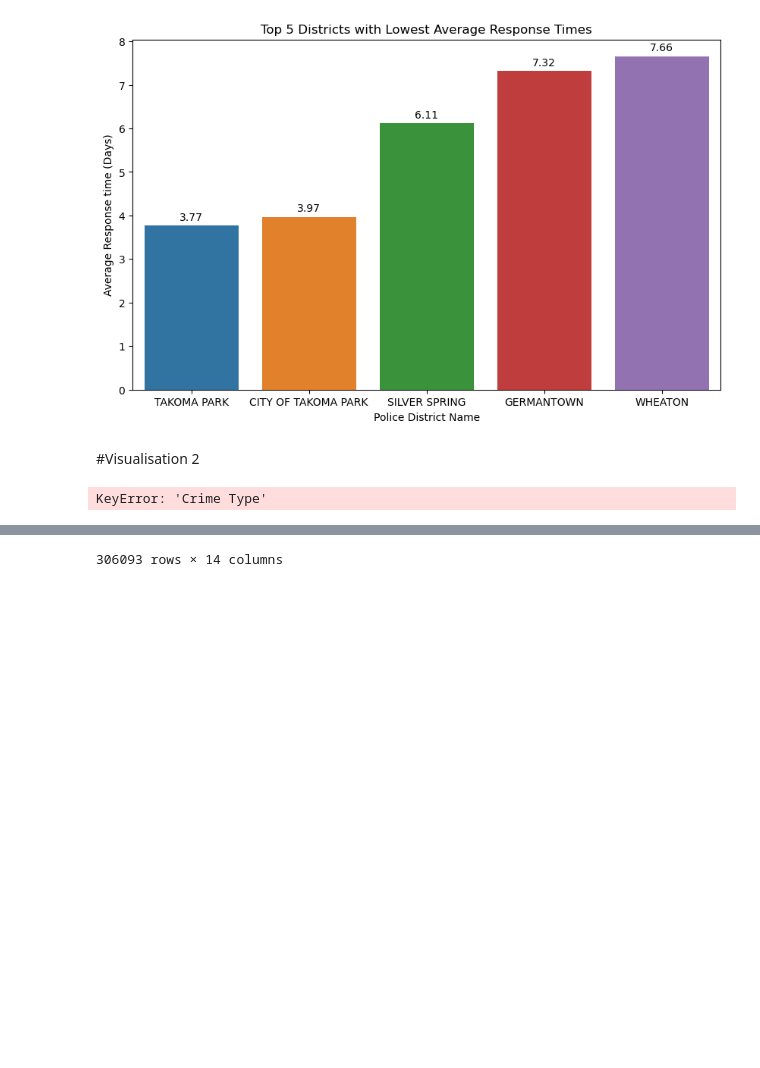
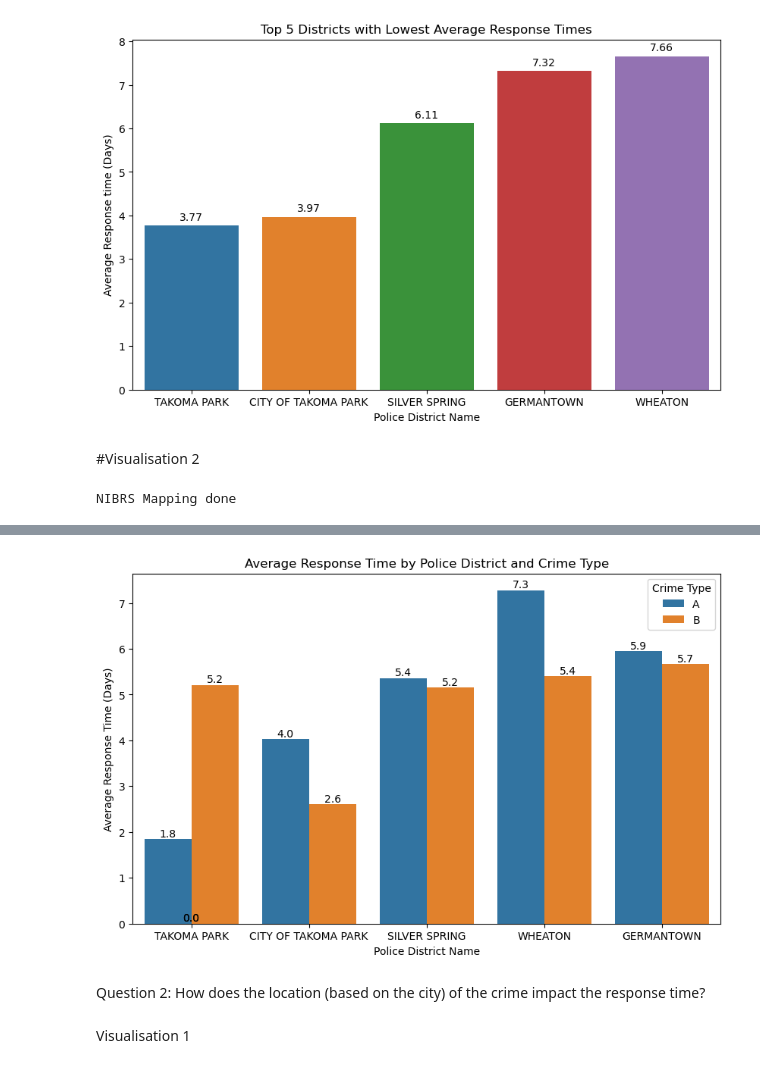
Before and after one commit to aquariusjr10/ADP, a Jupyter notebook: ADP1.ipynb, the cells around one changed output, grey strips where cells are left out. Drawn from its saved outputs; the diff is of its cells as text; code cells hidden in the pictures; blank space fills up the shorter version.

Commit message:
Fix errors and refactor code from old notebook
NIBRS lookup function and aggregate functions added to make code easier to understand.

```diff
--- a/ADP1.ipynb
+++ b/ADP1.ipynb
@@ -108,9 +173,27 @@ def aggregate(df):
     # Add `Response_time_min` column to the aggregated DataFrame by dividing `Response_time_sec` by 60
     return df_D_agg
 # %%
+df_D = nibrs_mapping(df_D)
 df_D_agg = aggregate(df_D)
 # %% [output]
-KeyError: 'Crime Type'
+NIBRS Mapping done
 # %%
-df_D
+# Create the stacked bar chart using seaborn
+plt.figure(figsize=(10, 6))
+
+# Plot stacked bars
+ax = sns.barplot(x='Police District Name', y='Response_time_days', hue='Crime Type', data=df_D_agg)
+
+# Add data labels on top of each bar
+for p in ax.patches:
+    height = p.get_height()
+    ax.annotate(f'{height:.1f}', (p.get_x() + p.get_width() / 2., height), ha='center', va='bottom')
+
+# Add a title and labels for the x-axis and y-axis
+plt.title('Average Response Time by Police District and Crime Type')
+plt.xlabel('Police District Name')
+plt.ylabel('Average Response Time (Days)')
+
+# Display the plot
+plt.show()
 # %% [output]
@@ -129 +200 @@ df_D
-306093 rows × 14 columns
+[figure, added]
@@ -131,0 +201,4 @@ df_D
+# %% [markdown]
+Question 2: How does the location (based on the city) of the crime impact the response time?
+# %% [markdown]
+Visualisation 1
```
Also changed, not shown: parts of 8 cells of this notebook.
